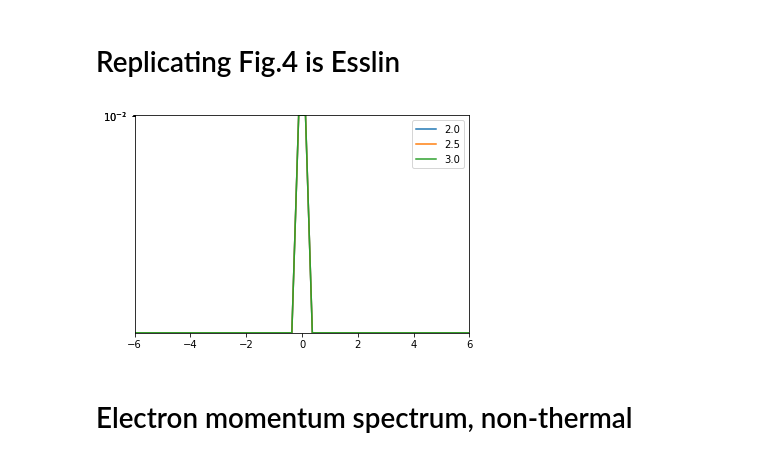
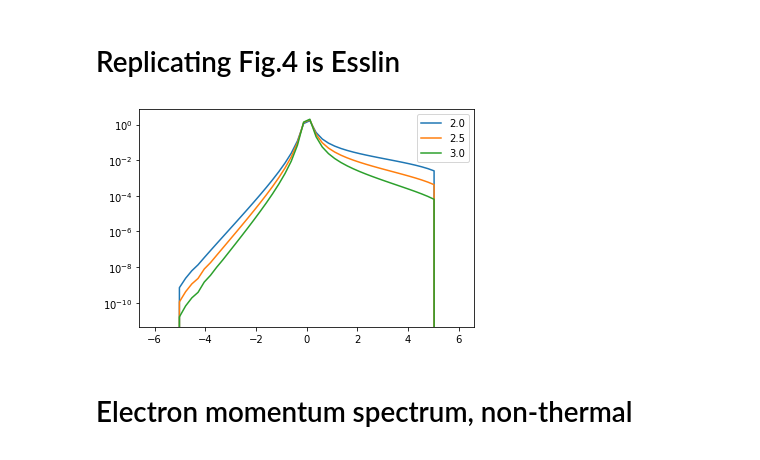
Before and after one commit to MUSTANG-SZ/WITCH, a Jupyter notebook: sup-factor.ipynb, the cells around one changed output. Cells and saved outputs as stored; diff of their text form; code cells hidden in the pictures.

```diff
--- a/sup-factor.ipynb
+++ b/sup-factor.ipynb
@@ -9,9 +9,14 @@ from astropy.modeling import models
 from astropy.cosmology import Planck15 as cosmo
 # %%
 #In the below functions, t is the photon frequency shift factor and T is the temperature
+#def K(t,p):
+#    return -3*np.abs(1-t)/(32*p**6*t)*(1+(10+8*p**2 + 4*p**4)*t+t**2) + \
+#(3*(1+t))/(8*p**5)*((3+3*p**2+p**4)/np.sqrt(1+p**2) - (3+2*p**2)/(2*p)*(2*np.arcsinh(p) -np.abs(np.log(t))))
+
 def K(t,p):
-    return -3*np.abs(1-t)/(32*p**6*t)*(1+(10+8*p**2 + 4*p**4)*t+t**2) + \
-            (3*(1+t))/(8*p**5)*((3+3*p**2+p**4)/np.sqrt(1+p**2) - (3+2*p**2)/(2*p)*(2*np.arcsinh(p) -np.abs(np.log(t))))
+    factor = -3*np.abs(1-t)/(32*p**6*t)*(1+(10+8*p**2 + 4*p**4)*t+t**2) + \
+             (3*(1+t))/(8*p**5)*((3+3*p**2+p**4)/np.sqrt(1+p**2) - (3+2*p**2)/(2*p)*(2*np.arcsinh(p) -np.abs(np.log(t))))
+    return np.where(np.abs(np.log(t))>2.*np.arcsinh(p),0.00,factor)
 
 def K_s(s, p):
     es = np.exp(s)
@@ -106,18 +111,18 @@ array(-0.)
 # %%
 alphas = [2.0, 2.5, 3.0]
 s_space = np.linspace(-6,6)
 for i, alpha in enumerate(alphas):
     x = s_space
     y = K_1_s(s_space, f_cr, alpha = alpha, p1=0.1, p2 = 10)
     plt.plot(x,y, label = str(alpha))
 
-plt.xlim(-6,6)
-plt.ylim(-14, 0.5)
+#plt.xlim(-6,6)
+#plt.ylim(-14, 0.5)
 plt.yscale('log')
 plt.legend()
 plt.show()
 # %% [output]
-[figure, old version]
+[figure, new version]
 # %% [markdown]
 # Electron momentum spectrum, non-thermal
 # %%
```
Also changed, not shown: parts of 1 cell of this notebook.
